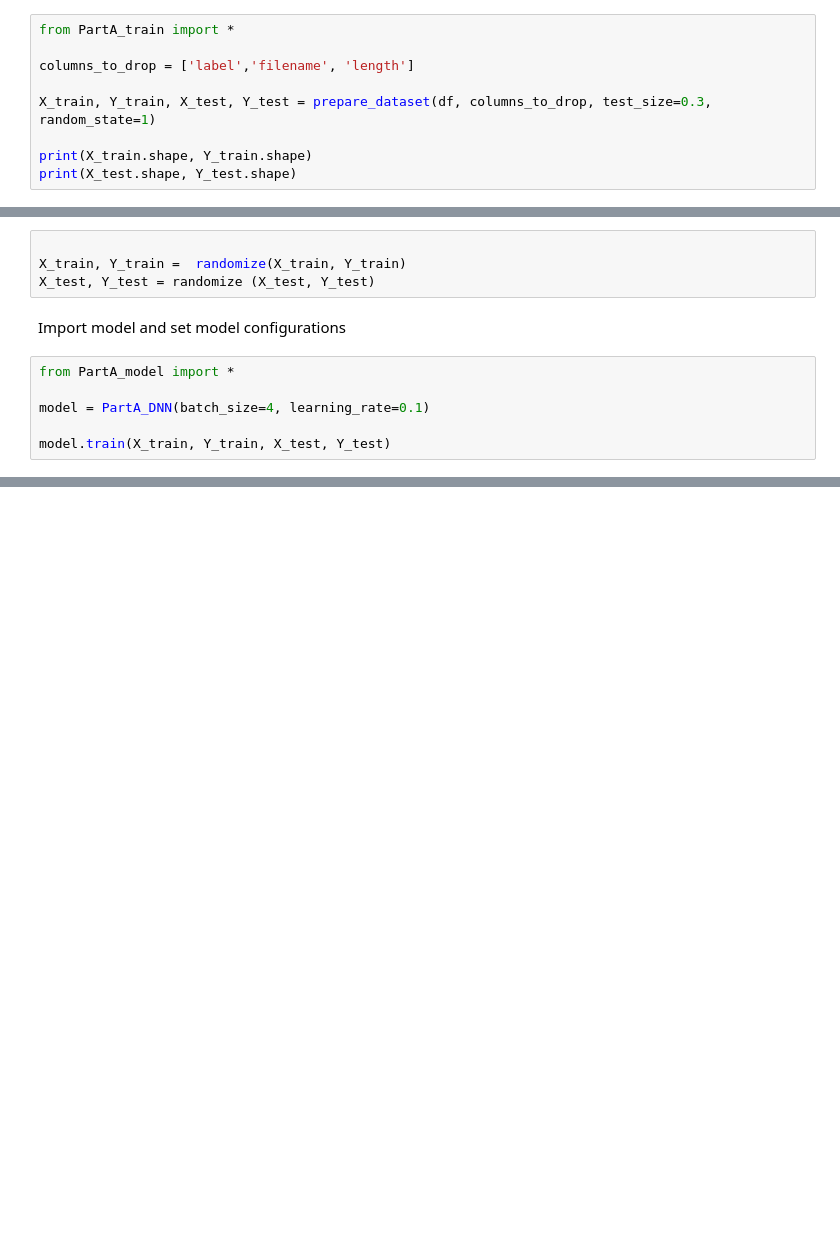
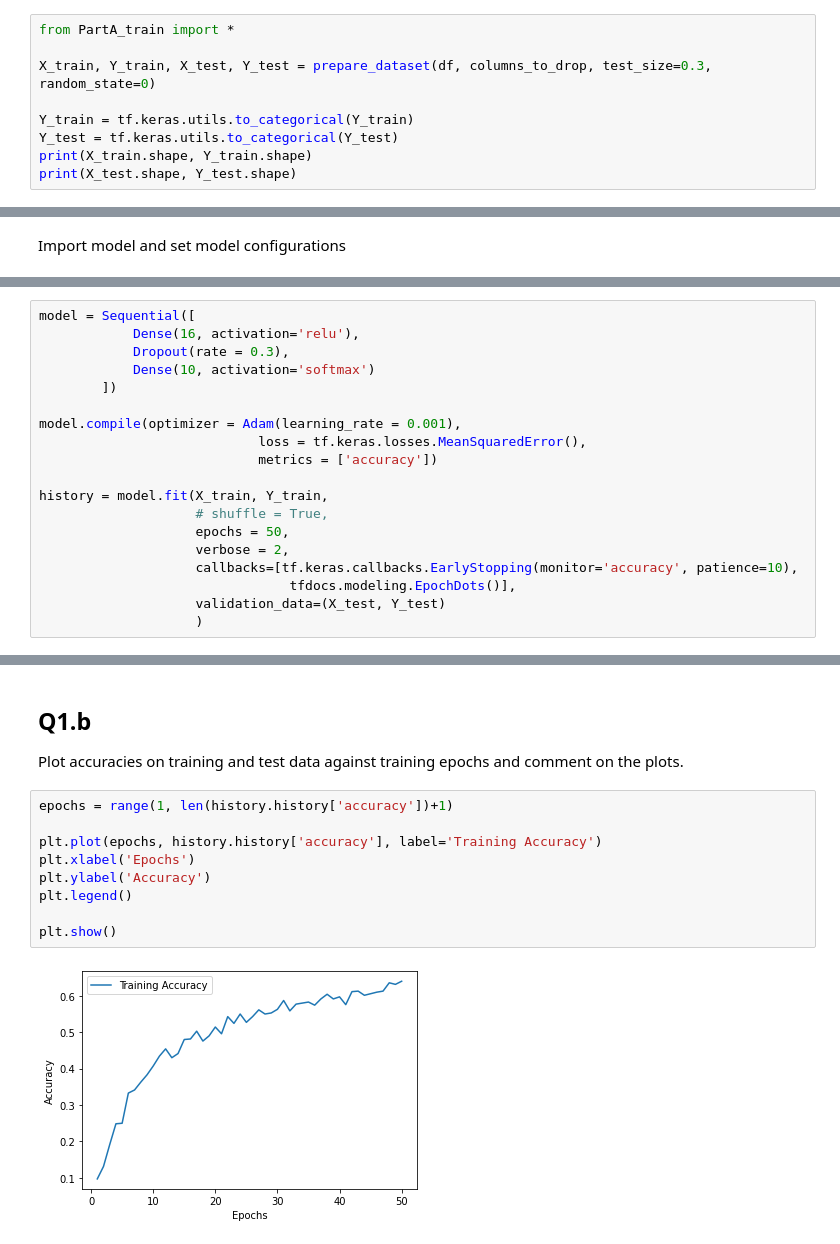
Before and after one commit to KohTongLiang/CZ4042-Assignment-1, a Jupyter notebook: PartAInferernce.ipynb, the cells around one changed output, grey strips where cells are left out. Cells and saved outputs as stored; diff of their text form; blank space fills up the shorter version.

```diff
--- a/PartAInferernce.ipynb
+++ b/PartAInferernce.ipynb
@@ -47,10 +82,10 @@ Import training modules. Split and scale dataset.
 # %%
 from PartA_train import *
 
-columns_to_drop = ['label','filename', 'length']
+X_train, Y_train, X_test, Y_test = prepare_dataset(df, columns_to_drop, test_size=0.3, random_state=0)
 
-X_train, Y_train, X_test, Y_test = prepare_dataset(df, columns_to_drop, test_size=0.3, random_state=1)
-
+Y_train = tf.keras.utils.to_categorical(Y_train)
+Y_test = tf.keras.utils.to_categorical(Y_test)
 print(X_train.shape, Y_train.shape)
 print(X_test.shape, Y_test.shape)
 # %% [output]
@@ -70,12 +167,2 @@ def randomize(x, y):
-# %%
-
-X_train, Y_train =  randomize(X_train, Y_train)
-X_test, Y_test = randomize (X_test, Y_test)
 # %% [markdown]
 Import model and set model configurations
-# %%
-from PartA_model import *
-
-model = PartA_DNN(batch_size=4, learning_rate=0.1)
-
-model.train(X_train, Y_train, X_test, Y_test)
@@ -172,0 +174,19 @@ for i in range(num_epochs):
+# %%
+model = Sequential([
+            Dense(16, activation='relu'),
+            Dropout(rate = 0.3),
+            Dense(10, activation='softmax')
+        ])
+
+model.compile(optimizer = Adam(learning_rate = 0.001),
+                            loss = tf.keras.losses.MeanSquaredError(),
+                            metrics = ['accuracy'])
+
+history = model.fit(X_train, Y_train,
+                    # shuffle = True,
+                    epochs = 50,
+                    verbose = 2,
+                    callbacks=[tf.keras.callbacks.EarlyStopping(monitor='accuracy', patience=10),
+                                tfdocs.modeling.EpochDots()],
+                    validation_data=(X_test, Y_test)
+                    )
@@ -172,0 +214,16 @@ for i in range(num_epochs):
+# %% [markdown]
+## Q1.b
+
+Plot accuracies on training and test data against training epochs and
+comment on the plots.
+# %%
+epochs = range(1, len(history.history['accuracy'])+1)
+
+plt.plot(epochs, history.history['accuracy'], label='Training Accuracy')
+plt.xlabel('Epochs')
+plt.ylabel('Accuracy')
+plt.legend()
+
+plt.show()
+# %% [output]
+[figure, added]
```
Also changed, not shown: parts of 24 cells of this notebook, 3 other files.
